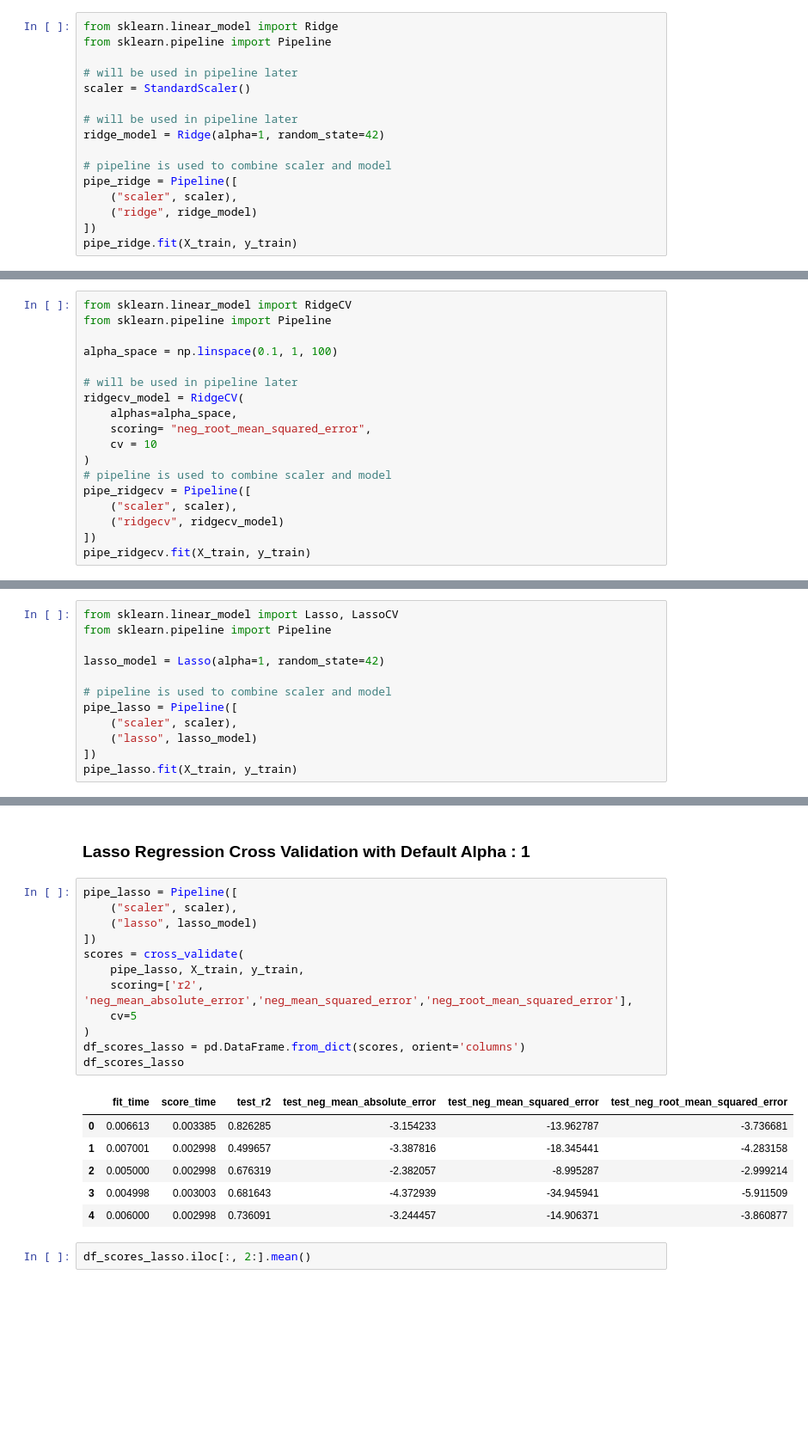
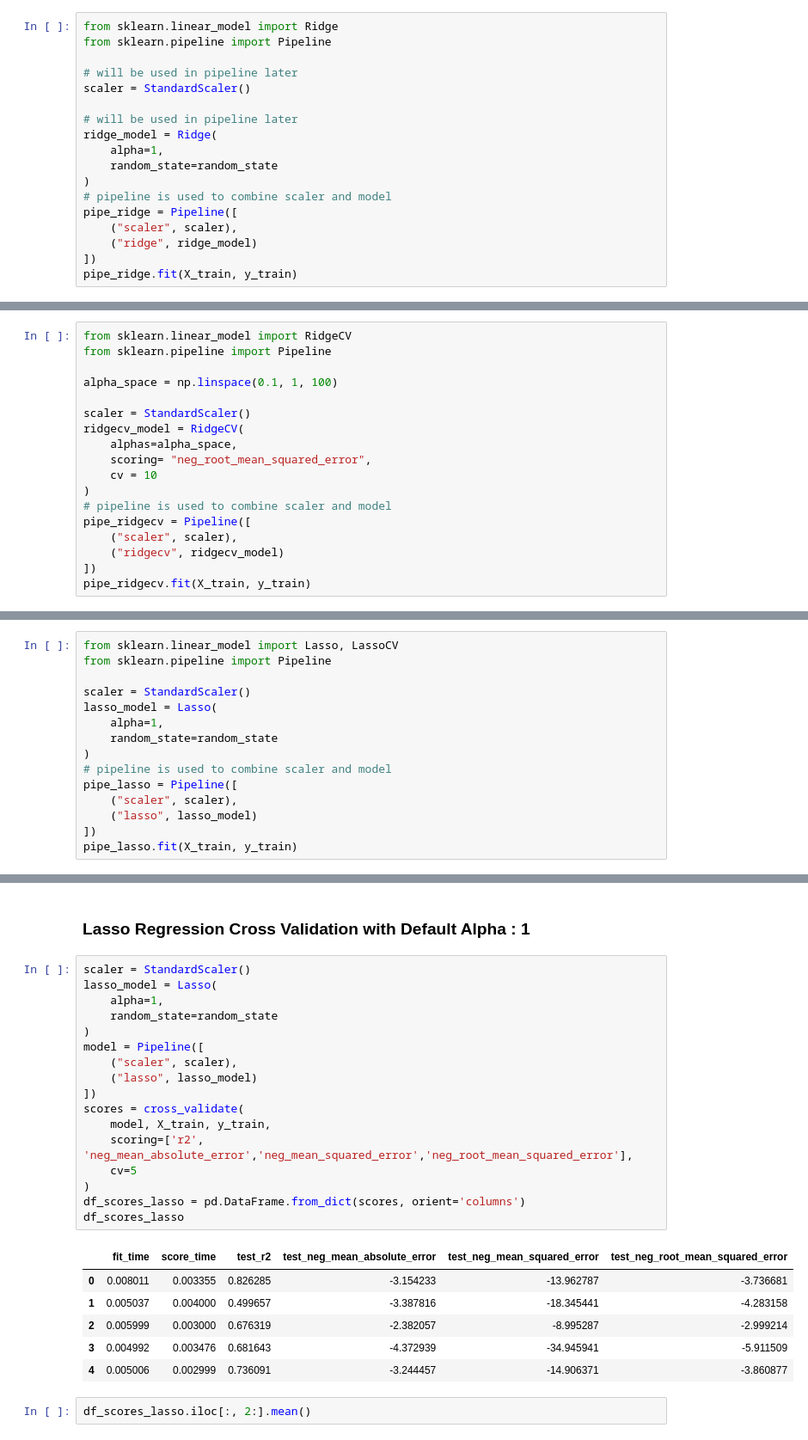
Before and after one commit to celik-muhammed/ML-Concrete-Slump-Test-Regression-Analysis-Case-Study, a Jupyter notebook: ML-Concrete-Slump-Test-Regression-Analysis-Case-Study.ipynb, the cells around one changed output, grey strips where cells are left out. Shown at 86% size. Saved outputs shown, nothing was run; the diff lists cells and outputs as text; blank space fills up the shorter version.

```diff
--- a/ML-Concrete-Slump-Test-Regression-Analysis-Case-Study.ipynb
+++ b/ML-Concrete-Slump-Test-Regression-Analysis-Case-Study.ipynb
@@ -788,8 +800,10 @@ from sklearn.pipeline import Pipeline
 scaler = StandardScaler()
 
 # will be used in pipeline later
-ridge_model = Ridge(alpha=1, random_state=42)
-
+ridge_model = Ridge(
+    alpha=1,
+    random_state=random_state
+)
 # pipeline is used to combine scaler and model
 pipe_ridge = Pipeline([
     ("scaler", scaler),
@@ -935,7 +954,7 @@ from sklearn.pipeline import Pipeline
 
 alpha_space = np.linspace(0.1, 1, 100)
 
-# will be used in pipeline later
+scaler = StandardScaler()
 ridgecv_model = RidgeCV(
     alphas=alpha_space,
     scoring= "neg_root_mean_squared_error",
@@ -1040,8 +1059,11 @@ pd.concat([lm_df, rm_df, rcm_df], axis = 1)
 from sklearn.linear_model import Lasso, LassoCV
 from sklearn.pipeline import Pipeline
 
-lasso_model = Lasso(alpha=1, random_state=42)
-
+scaler = StandardScaler()
+lasso_model = Lasso(
+    alpha=1,
+    random_state=random_state
+)
 # pipeline is used to combine scaler and model
 pipe_lasso = Pipeline([
     ("scaler", scaler),
@@ -1089,24 +1111,29 @@ dtype: object
 # %% [markdown]
 ### Lasso Regression Cross Validation with Default Alpha : 1
 # %%
-pipe_lasso = Pipeline([
+scaler = StandardScaler()
+lasso_model = Lasso(
+    alpha=1,
+    random_state=random_state
+)
+model = Pipeline([
     ("scaler", scaler),
     ("lasso", lasso_model)
 ])
 scores = cross_validate(
-    pipe_lasso, X_train, y_train,
+    model, X_train, y_train,
     scoring=['r2', 'neg_mean_absolute_error','neg_mean_squared_error','neg_root_mean_squared_error'],
     cv=5
 )
 df_scores_lasso = pd.DataFrame.from_dict(scores, orient='columns')
 df_scores_lasso
 # %% [output]
 |  | fit_time | score_time | test_r2 | test_neg_mean_absolute_error | test_neg_mean_squared_error | test_neg_root_mean_squared_error |
-| 0 | 0.006613 | 0.003385 | 0.826285 | -3.154233 | -13.962787 | -3.736681 |
-| 1 | 0.007001 | 0.002998 | 0.499657 | -3.387816 | -18.345441 | -4.283158 |
-| 2 | 0.005000 | 0.002998 | 0.676319 | -2.382057 | -8.995287 | -2.999214 |
-| 3 | 0.004998 | 0.003003 | 0.681643 | -4.372939 | -34.945941 | -5.911509 |
-| 4 | 0.006000 | 0.002998 | 0.736091 | -3.244457 | -14.906371 | -3.860877 |
+| 0 | 0.008011 | 0.003355 | 0.826285 | -3.154233 | -13.962787 | -3.736681 |
+| 1 | 0.005037 | 0.004000 | 0.499657 | -3.387816 | -18.345441 | -4.283158 |
+| 2 | 0.005999 | 0.003000 | 0.676319 | -2.382057 | -8.995287 | -2.999214 |
+| 3 | 0.004992 | 0.003476 | 0.681643 | -4.372939 | -34.945941 | -5.911509 |
+| 4 | 0.005006 | 0.002999 | 0.736091 | -3.244457 | -14.906371 | -3.860877 |
 # %%
 df_scores_lasso.iloc[:, 2:].mean()
 # %% [output]
```
Also changed, not shown: parts of 16 cells of this notebook.
